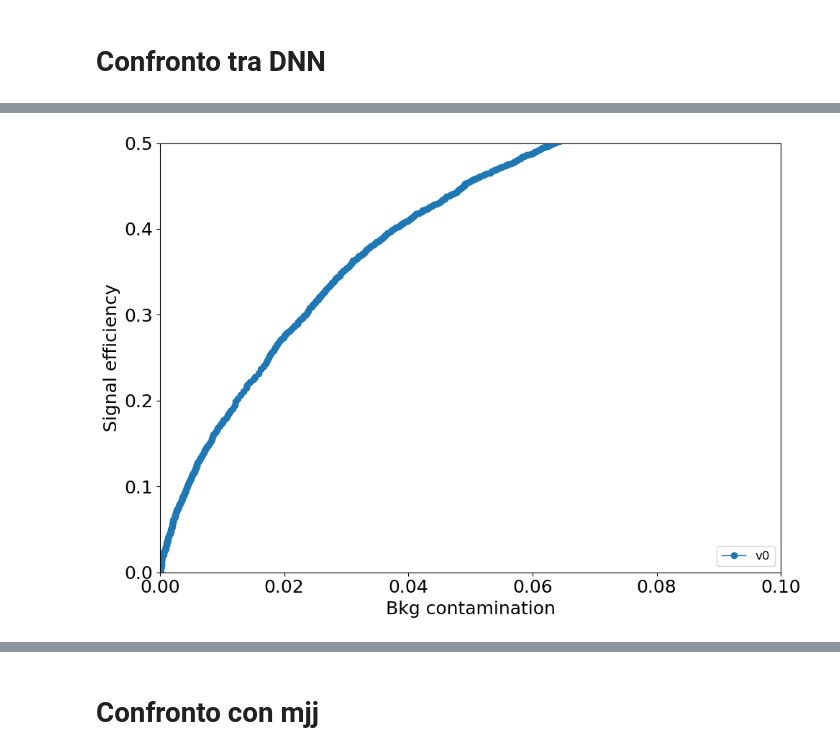
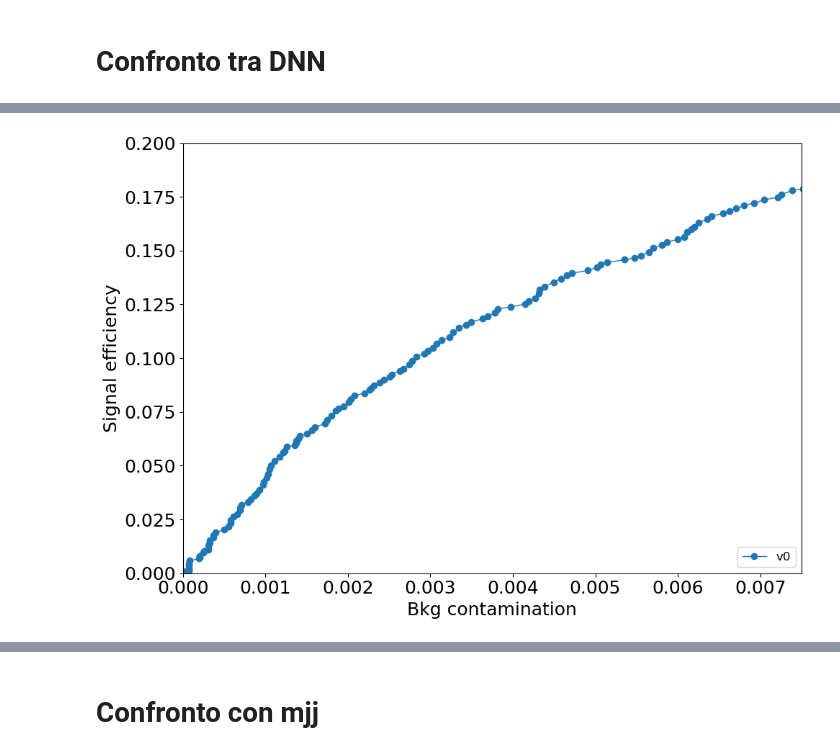
Before and after one commit to BiancaPinolini/ML_classification, a Jupyter notebook: ROC_comparison/DNN_v7_highZ.ipynb, the cells around one changed output, grey strips where cells are left out. Saved outputs shown, nothing was run; the diff lists cells and outputs as text; code cells hidden in the pictures.

```diff
--- a/ROC_comparison/DNN_v7_highZ.ipynb
+++ b/ROC_comparison/DNN_v7_highZ.ipynb
@@ -25,25 +53,25 @@ fig.tight_layout()
 # %%
 import matplotlib.pyplot as plt
 plt.style.use("default")
 
 fig, ax1 = plt.subplots(figsize=(10,7), dpi=100)
 
 lw = 1
 
-ax1.plot(x0,  y0, linewidth=lw, label="v0")
+ax1.plot(x0,  y0, linewidth=lw, label="v0", marker="o")
 
 ax1.set_xlabel("Bkg contamination", fontsize=18)
 ax1.set_ylabel("Signal efficiency", fontsize=18)
 
 ax1.tick_params("y",labelsize=18)
 ax1.tick_params("x",labelsize=18)
 
 ax1.legend(loc="lower right", fontsize="large")
 
 axes = plt.gca()
-axes.set_xlim([0,0.1])
-axes.set_ylim([0,0.5])
+axes.set_xlim([0,0.0075])
+axes.set_ylim([0,0.2])
 
 fig.tight_layout()
 # %% [output]
-[figure, old version]
+[figure, new version]
```
Also changed, not shown: parts of 9 cells of this notebook, 6 other files.
